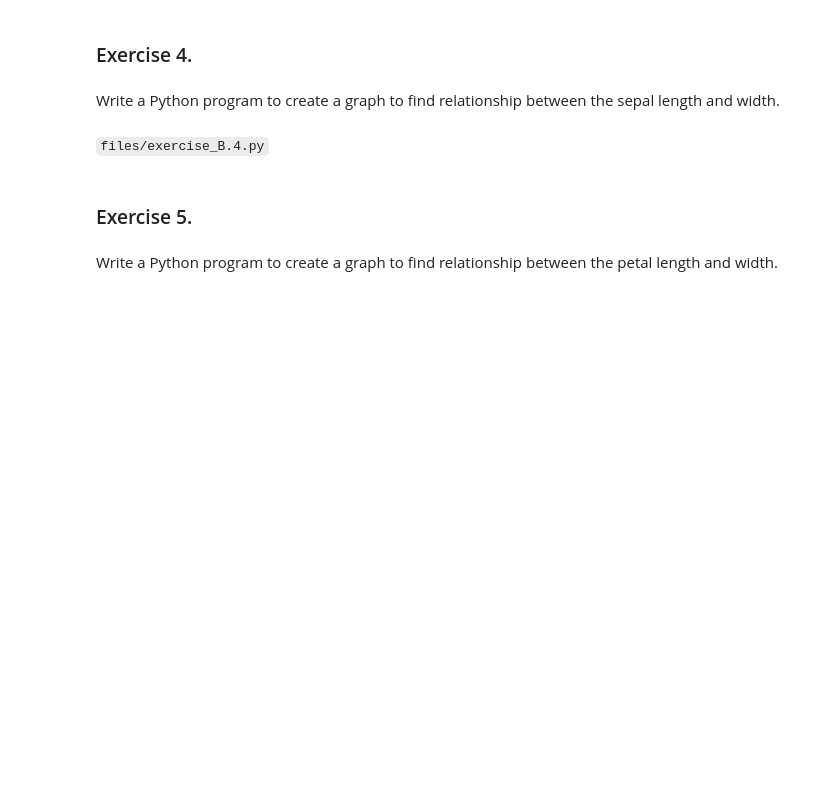
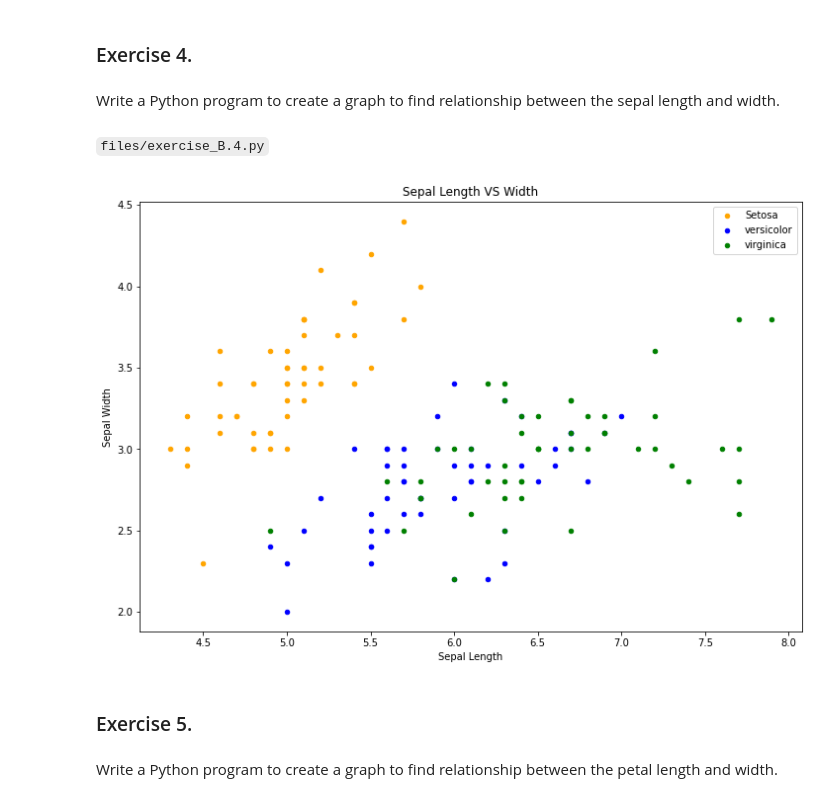
Before and after one commit to dbenitoe/tts-ds-fundamentals-course, a Jupyter notebook: datascience/python/12_mod_scikitlearn/05-Exercises.ipynb, the cells around one changed output. Saved outputs shown, nothing was run; the diff lists cells and outputs as text; code cells hidden in the pictures; blank space fills up the shorter version.

````diff
--- a/datascience/python/12_mod_scikitlearn/05-Exercises.ipynb
+++ b/datascience/python/12_mod_scikitlearn/05-Exercises.ipynb
@@ -111,6 +266,19 @@ Write a Python program to create a Pie plot to get the frequency of the three sp
  Write a Python program to create a graph to find relationship between the sepal length and width.
 # %% [markdown]
 ```files/exercise_B.4.py```
+# %%
+iris = pd.read_csv("iris.csv")
+fig = iris[iris.variety=='Setosa'].plot(kind='scatter',x='sepal.length',y='sepal.width',color='orange', label='Setosa')
+iris[iris.variety=='Versicolor'].plot(kind='scatter',x='sepal.length',y='sepal.width',color='blue', label='versicolor',ax=fig)
+iris[iris.variety=='Virginica'].plot(kind='scatter',x='sepal.length',y='sepal.width',color='green', label='virginica', ax=fig)
+fig.set_xlabel("Sepal Length")
+fig.set_ylabel("Sepal Width")
+fig.set_title("Sepal Length VS Width")
+fig=plt.gcf()
+fig.set_size_inches(12,8)
+plt.show()
+# %% [output]
+[figure, added]
 # %% [markdown]
 ### Exercise 5.
 # %% [markdown]
````
Also changed, not shown: parts of 38 cells of this notebook, 3 other files.
